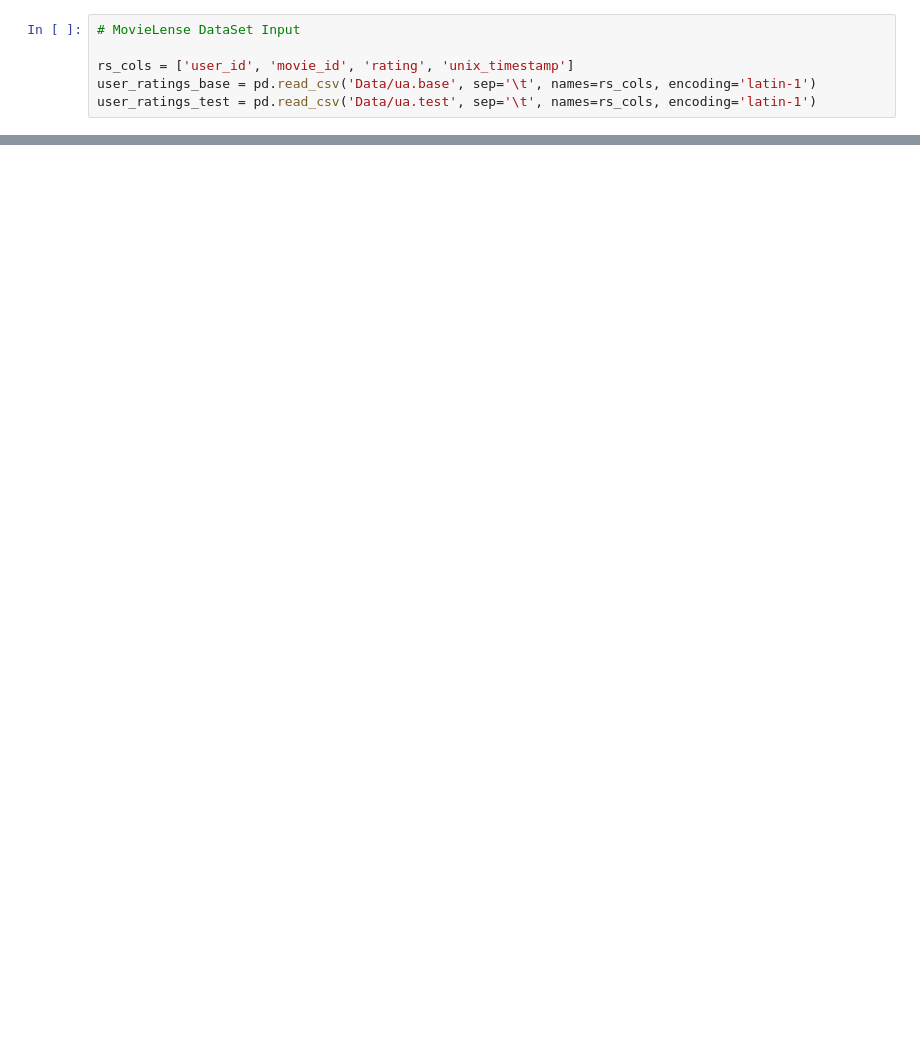
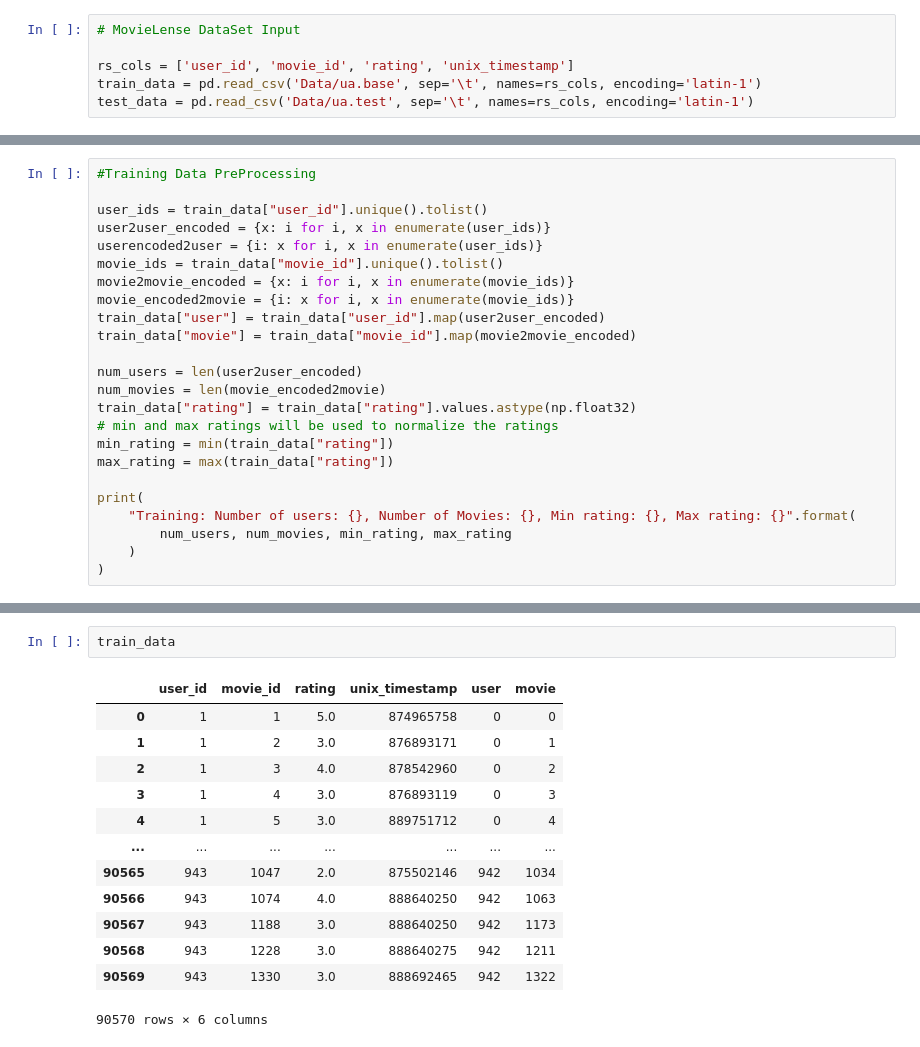
Before and after one commit to tusharsoni08/federated-recommendation-system, a Jupyter notebook: A Simple and Efficient Federated Recommender System.ipynb, the cells around one changed output, grey strips where cells are left out. Drawn from its saved outputs; the diff is of its cells as text; blank space fills up the shorter version.

```diff
--- a/A Simple and Efficient Federated Recommender System.ipynb
+++ b/A Simple and Efficient Federated Recommender System.ipynb
@@ -15,5 +16,5 @@ BATCH_SIZE=64
 # MovieLense DataSet Input
 
 rs_cols = ['user_id', 'movie_id', 'rating', 'unix_timestamp']
-user_ratings_base = pd.read_csv('Data/ua.base', sep='\t', names=rs_cols, encoding='latin-1')
-user_ratings_test = pd.read_csv('Data/ua.test', sep='\t', names=rs_cols, encoding='latin-1')
+train_data = pd.read_csv('Data/ua.base', sep='\t', names=rs_cols, encoding='latin-1')
+test_data = pd.read_csv('Data/ua.test', sep='\t', names=rs_cols, encoding='latin-1')
@@ -50,0 +21,24 @@ movies_ids = torch.tensor(list(range(1,n_items_base)))
+# %%
+#Training Data PreProcessing
+
+user_ids = train_data["user_id"].unique().tolist()
+user2user_encoded = {x: i for i, x in enumerate(user_ids)}
+userencoded2user = {i: x for i, x in enumerate(user_ids)}
+movie_ids = train_data["movie_id"].unique().tolist()
+movie2movie_encoded = {x: i for i, x in enumerate(movie_ids)}
+movie_encoded2movie = {i: x for i, x in enumerate(movie_ids)}
+train_data["user"] = train_data["user_id"].map(user2user_encoded)
+train_data["movie"] = train_data["movie_id"].map(movie2movie_encoded)
+
+num_users = len(user2user_encoded)
+num_movies = len(movie_encoded2movie)
+train_data["rating"] = train_data["rating"].values.astype(np.float32)
+# min and max ratings will be used to normalize the ratings
+min_rating = min(train_data["rating"])
+max_rating = max(train_data["rating"])
+
+print(
+    "Training: Number of users: {}, Number of Movies: {}, Min rating: {}, Max rating: {}".format(
+        num_users, num_movies, min_rating, max_rating
+    )
+)
@@ -50,0 +73,16 @@ movies_ids = torch.tensor(list(range(1,n_items_base)))
+# %%
+train_data
+# %% [output]
+|  | user_id | movie_id | rating | unix_timestamp | user | movie |
+| 0 | 1 | 1 | 5.0 | 874965758 | 0 | 0 |
+| 1 | 1 | 2 | 3.0 | 876893171 | 0 | 1 |
+| 2 | 1 | 3 | 4.0 | 878542960 | 0 | 2 |
+| 3 | 1 | 4 | 3.0 | 876893119 | 0 | 3 |
+| 4 | 1 | 5 | 3.0 | 889751712 | 0 | 4 |
+| ... | ... | ... | ... | ... | ... | ... |
+| 90565 | 943 | 1047 | 2.0 | 875502146 | 942 | 1034 |
+| 90566 | 943 | 1074 | 4.0 | 888640250 | 942 | 1063 |
+| 90567 | 943 | 1188 | 3.0 | 888640250 | 942 | 1173 |
+| 90568 | 943 | 1228 | 3.0 | 888640275 | 942 | 1211 |
+| 90569 | 943 | 1330 | 3.0 | 888692465 | 942 | 1322 |
+90570 rows × 6 columns
```
Also changed, not shown: parts of 17 cells of this notebook.
